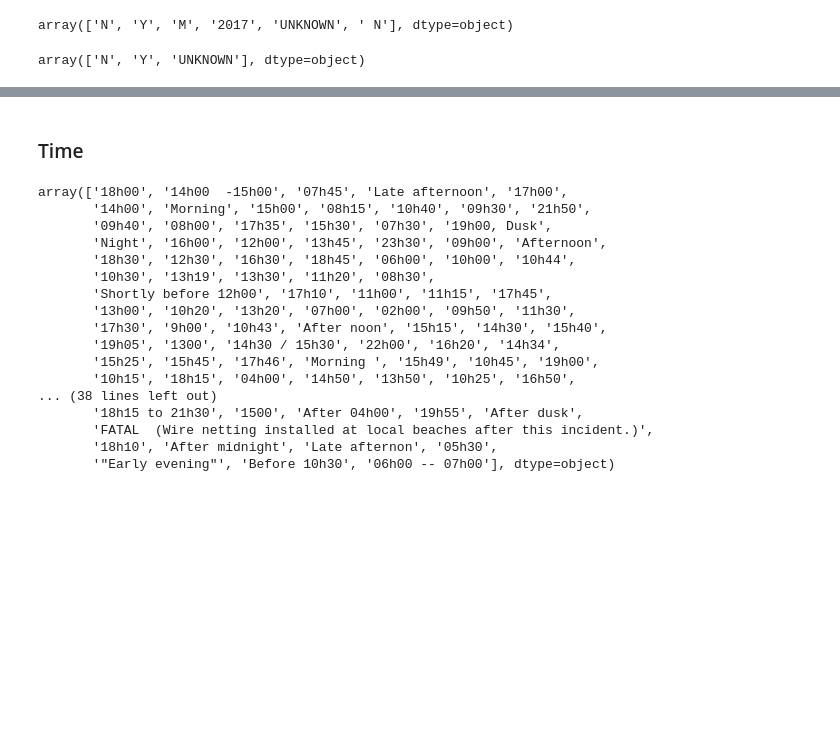
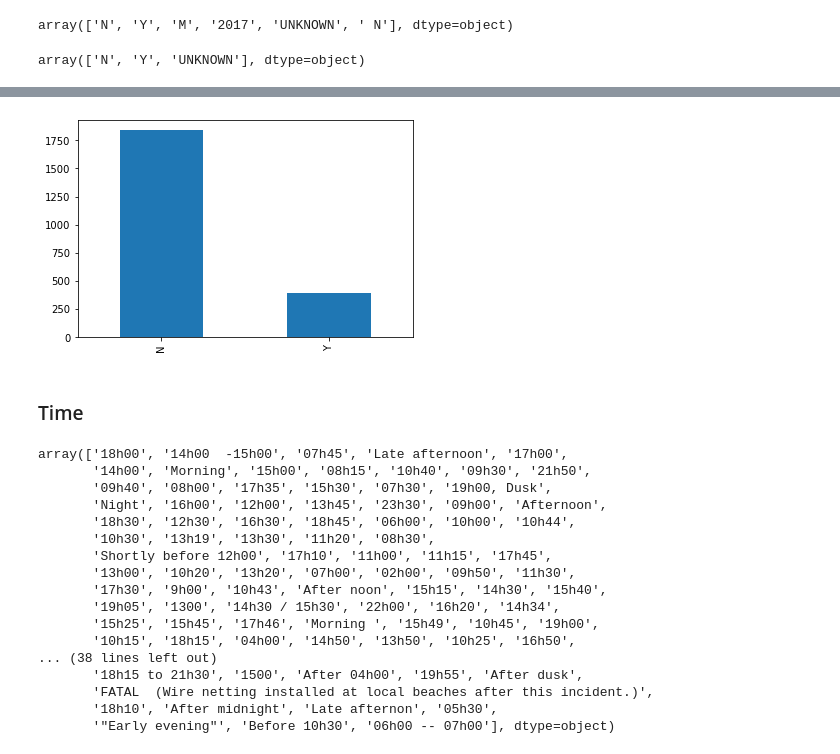
Before and after one commit to maugc1/Proyecto_1, a Jupyter notebook: Proyecto.ipynb, the cells around one changed output, grey strips where cells are left out. Drawn from its saved outputs; the diff is of its cells as text; code cells hidden in the pictures; blank space fills up the shorter version.

```diff
--- a/Proyecto.ipynb
+++ b/Proyecto.ipynb
@@ -604,6 +634,10 @@ data[data['Fatal_YON']=='UNKNOWN']
 | 3434 | 1969.05.22 | 22-05-1969 | 1969.0 | Unprovoked | DOMINICAN REPUBLIC | unknown | unknown | Surfing | Douglas Kuchn, Jr. | M | ... |
 # %%
 data.drop(index=(data[data['Fatal_YON']=='UNKNOWN'].index),inplace=True)
+# %%
+data.Fatal_YON.value_counts().plot.bar();
+# %% [output]
+[figure, added]
 # %% [markdown]
 ### Time
 # %%
```
Also changed, not shown: parts of 8 cells of this notebook, 2 other files.
